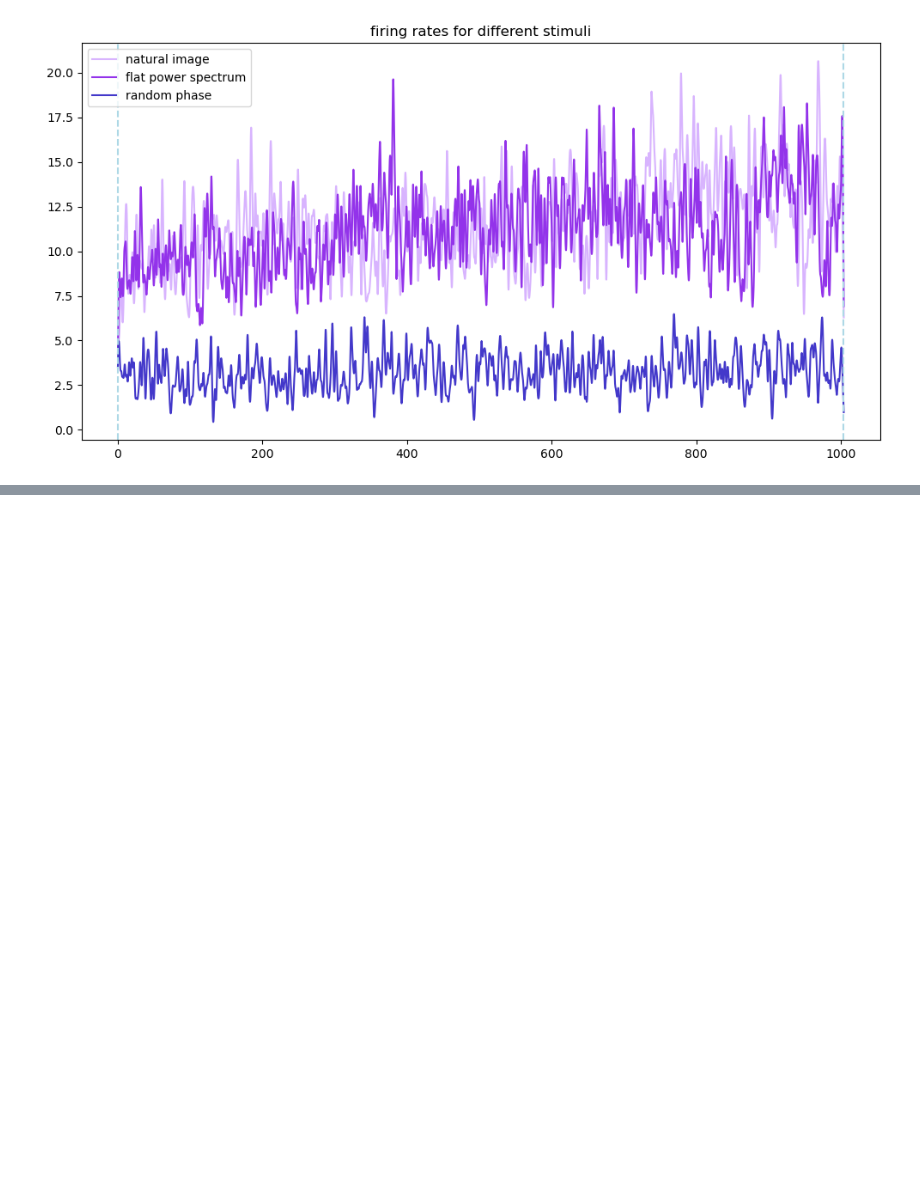
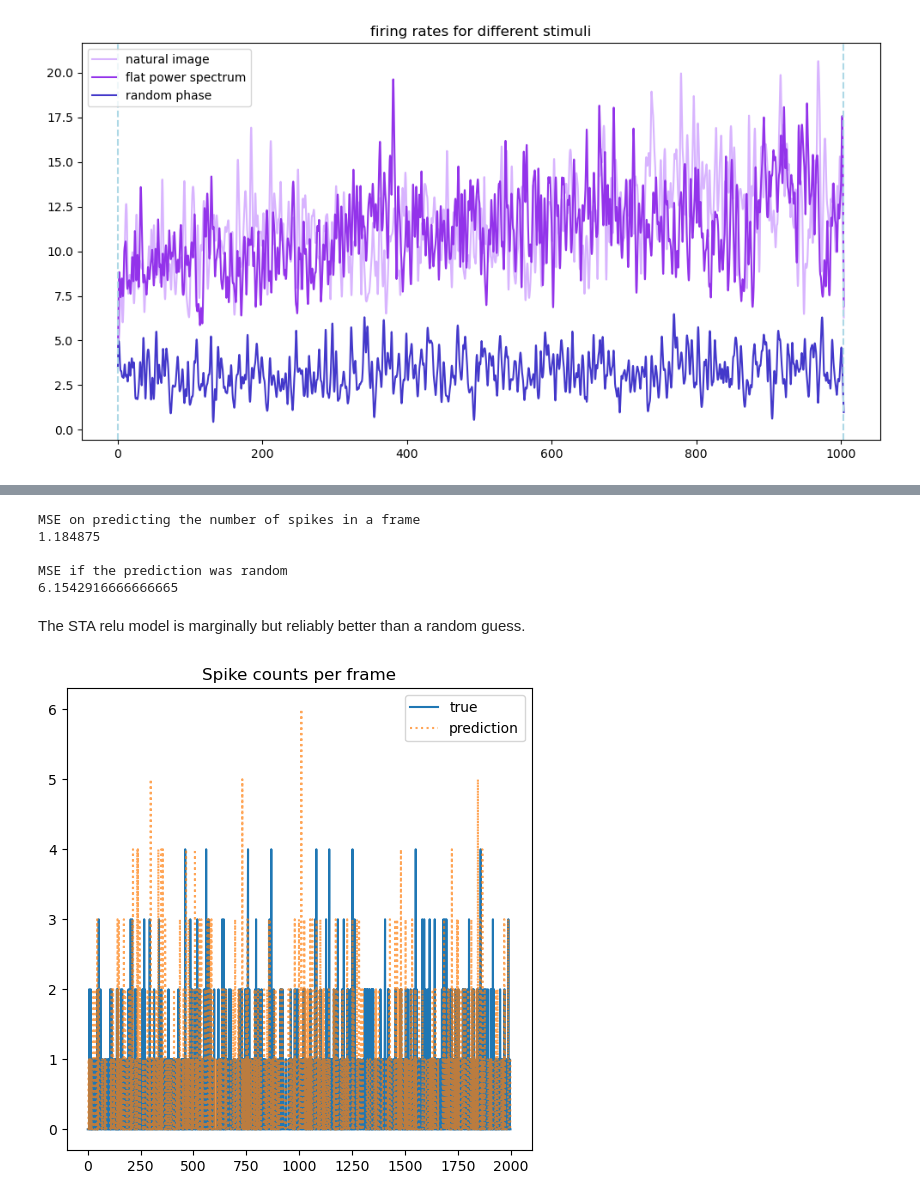
Before and after one commit to alessandrodipiano/neural_encoding, a Jupyter notebook: notebook/start.ipynb, the cells around one changed output, grey strips where cells are left out. Saved outputs shown, nothing was run; the diff lists cells and outputs as text; code cells hidden in the pictures; blank space fills up the shorter version.

```diff
--- a/notebook/start.ipynb
+++ b/notebook/start.ipynb
@@ -1472,0 +1483,15 @@ STA on the whitened stimulus
+# %%
+# load data from files
+response_path = r"..\data\crcns-pvc2/2D_noise_natural/Spike_and_Log_Files/040812.A.c01/040812.A.c01ewhitenednatural_B1.sa0"
+spike_times = np.fromfile(response_path, dtype="<i4", offset=828) # <i4 == int32
+
+# stimulus filename taken from log file
+stimulus_path = r'..\data\crcns-pvc2/2D_noise_natural/Stimulus_Files/WhitenedNatural_B1_25hz.mat'
+# stimulus_data will be a python dictionary
+stimulus_data = sio.loadmat(stimulus_path)
+images = stimulus_data['mov']
+frame_count = images.shape[2] # number of frames
+images = np.transpose(images, (2, 0, 1)) # new axis: frame_number, x, y
+
+# normalize the stimulus
+images = (images - images.mean(axis=0)) / images.std()
@@ -1472,0 +1638,8 @@ STA on the whitened stimulus
+# %%
+sta = get_sta(1)
+g = get_g(sta)
+# ReLU-like activation for g
+# tune the threshold to achieve the same proportion of empty bins as the true count
+g_relu = g.copy()
+g_relu[g_relu<0.4] = 0
+print(f"fraction of predicted frames with no spikes: {(g_relu==0).sum() / g.shape[0]}")
@@ -1472,0 +1689,32 @@ STA on the whitened stimulus
+# %%
+# task of predicting how many spikes occurred
+prediction_number = (g_relu / g_relu.max() * spike_counts.max())
+prediction_number = prediction_number // 1
+print("MSE on predicting the number of spikes in a frame")
+print(( (prediction_number - spike_counts) ** 2).sum() / spike_counts.shape[0])
+
+# find the performance of a random guesser
+# generate integers where the count is non-zero
+n_guesses = (random_guess != 0).sum()
+guesses = np.random.randint(1, int(spike_counts.max() + 1), size=n_guesses)
+
+random_numbers = random_guess.copy() # chooses the placement of zeros
+random_numbers[random_guess!=0] = guesses
+print("\nMSE if the prediction was random")
+print(( (random_numbers - spike_counts) ** 2).sum() / spike_counts.shape[0])
+# %% [output]
+MSE on predicting the number of spikes in a frame
+1.184875
+
+MSE if the prediction was random
+6.1542916666666665
+# %% [markdown]
+The STA relu model is marginally but reliably better than a random guess.
+# %%
+plt.figure(figsize=(6,6))
+plt.plot(spike_counts[:2000], label="true")
+plt.plot(prediction_number[:2000], label="prediction", linestyle="dotted", alpha=0.7)
+plt.legend()
+plt.title("Spike counts per frame");
+# %% [output]
+[figure, added]
```
Also changed, not shown: parts of 22 cells of this notebook.
